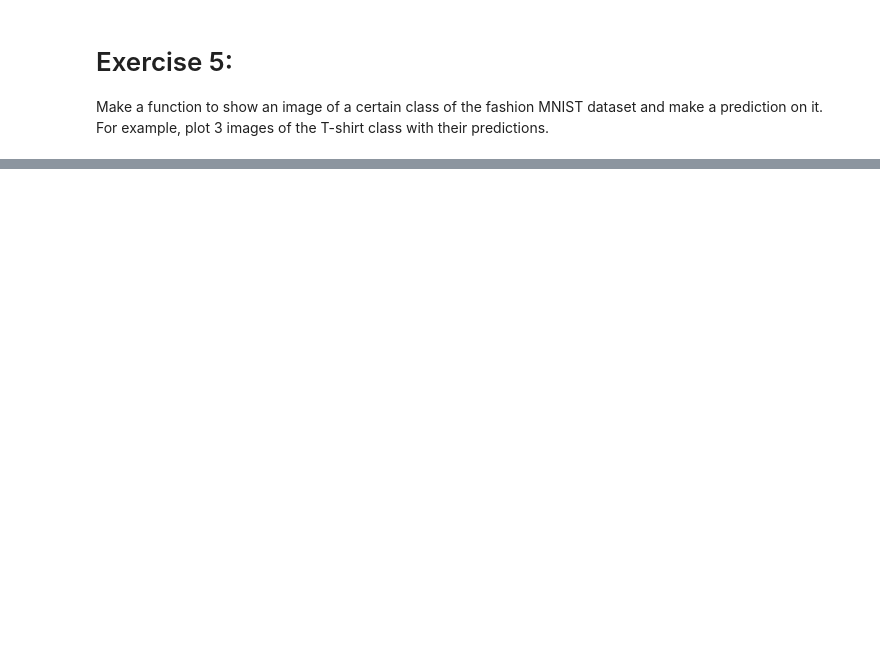
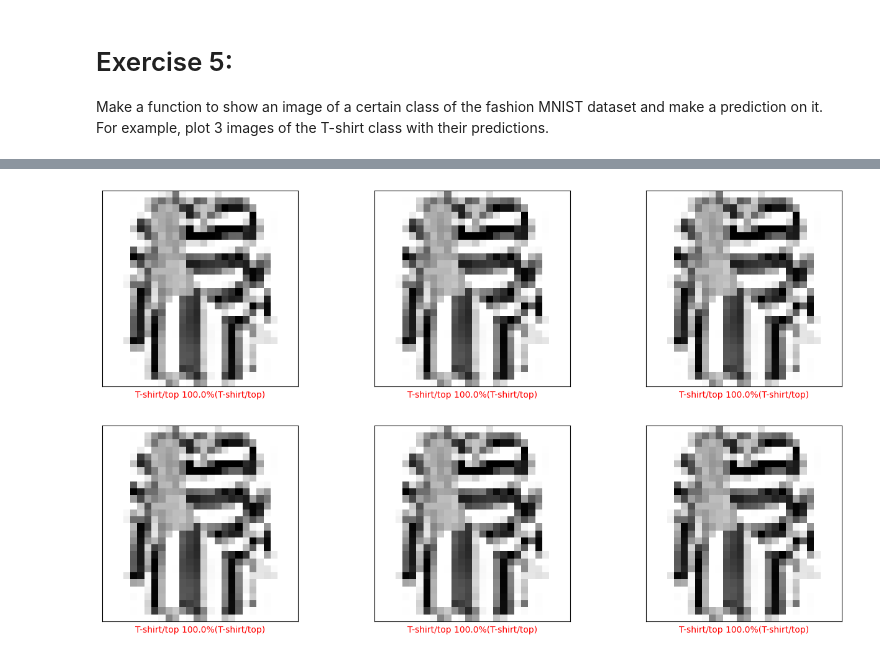
Before and after one commit to hasanzeynal/TensorFlow-Developer-Certificate, a Jupyter notebook: Exercises/02_neural_network_classification_in_tensorflow.ipynb, the cells around one changed output, grey strips where cells are left out. Drawn from its saved outputs; the diff is of its cells as text; code cells hidden in the pictures; blank space fills up the shorter version.

```diff
--- a/Exercises/02_neural_network_classification_in_tensorflow.ipynb
+++ b/Exercises/02_neural_network_classification_in_tensorflow.ipynb
@@ -272,0 +329,23 @@ Train a model to get 88%+ accuracy on the fashion MNIST test set. Plot a confusi
+# %%
+#plot the 6 images of T-shirt/top with their prediction s
+plt.figure(figsize=(16,9))
+for i in range(10000):
+  for j in range(6):
+    if predictions[i] == 0:
+      plt.subplot(2, 3, j + 1)
+      plt.xticks([])
+      plt.yticks([])
+      #set the color
+      if predictions[i] == test_labels[i]:
+        color = 'g'
+      else:
+        color = 'r'
+        plt.imshow(test_images[i], cmap= plt.cm.Greys)
+        #set the xlabel as true label, accuracy, predicted
+        plt.xlabel('T-shirt/top {}%({})'.format(np.round(100*y_proba[i].max(),0),
+                                              class_names[predictions[i]]),
+                                                color=color)
+#show the title
+plt.show()
+# %% [output]
+[figure, added]
```
Also changed, not shown: parts of 22 cells of this notebook.
